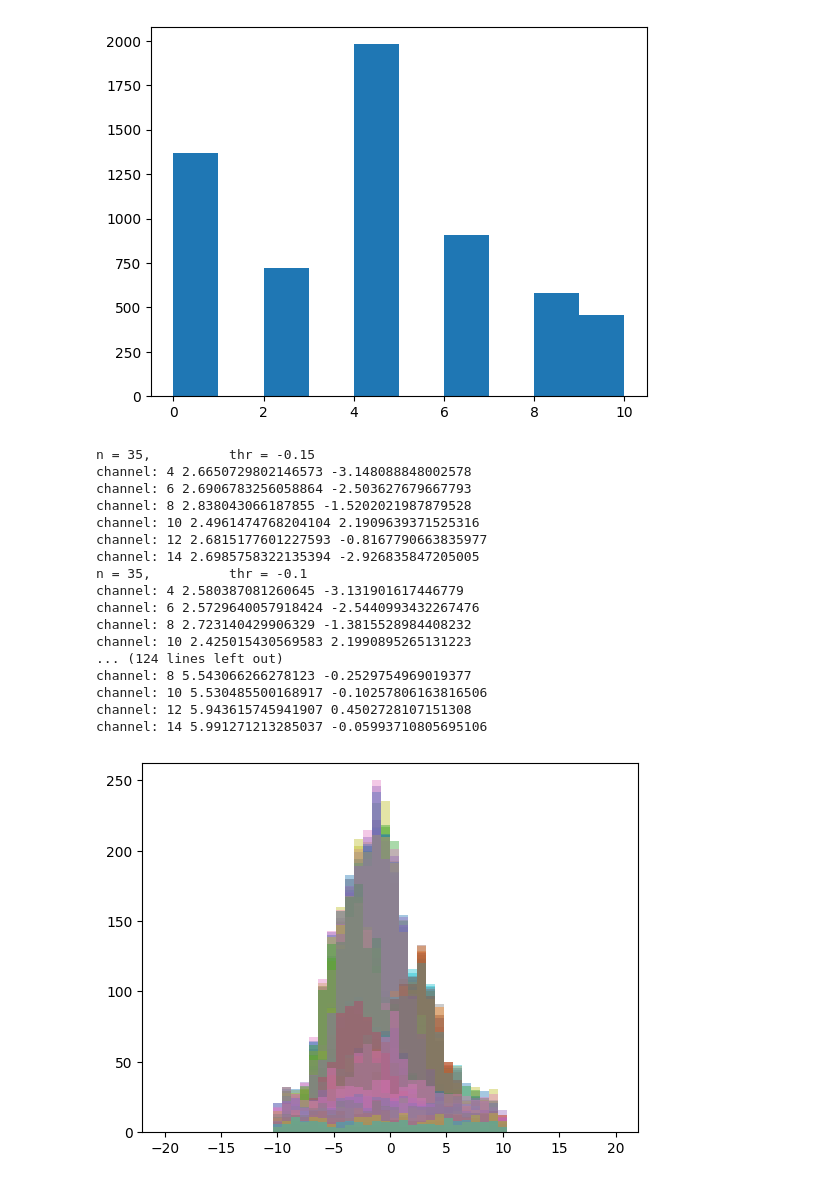
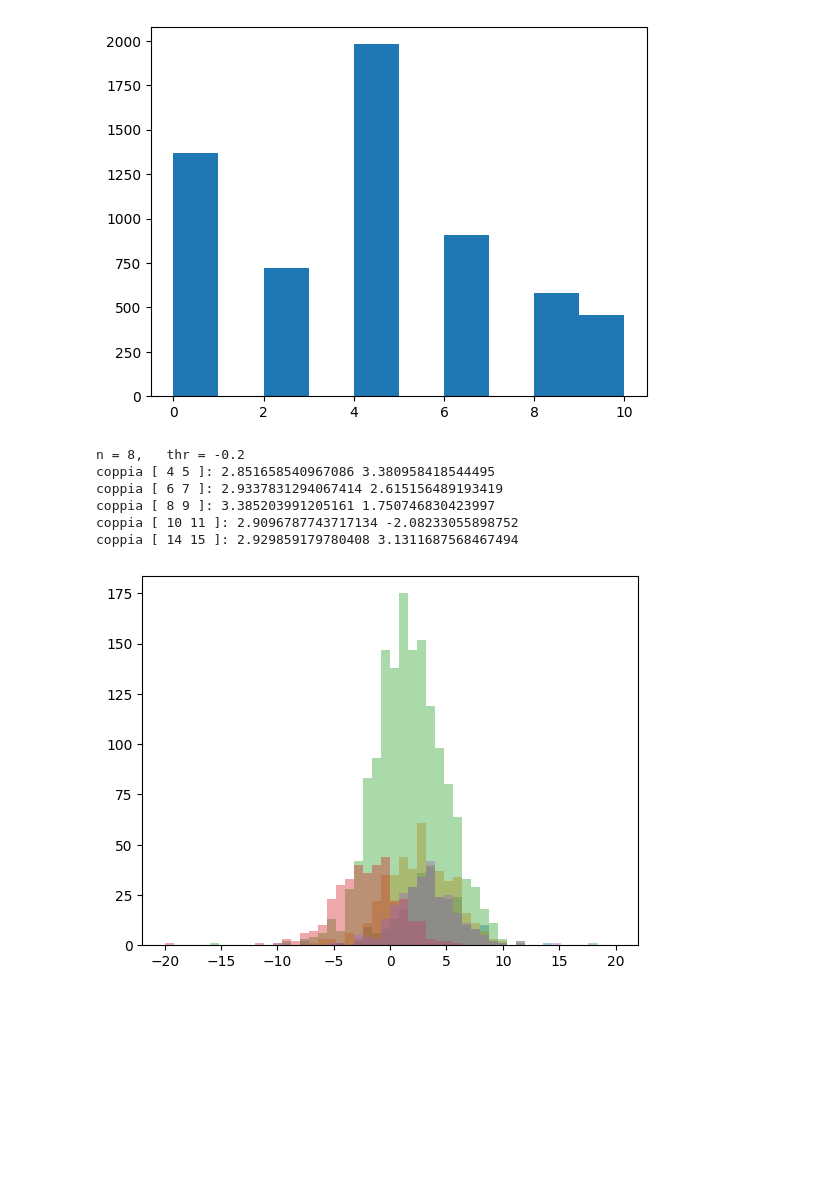
Before and after one commit to 0-DvD-0/Sfera, a Jupyter notebook: Jupyter/timing_waveforms_v3 Pulito.ipynb, the cells around one changed output. Saved outputs shown, nothing was run; the diff lists cells and outputs as text; code cells hidden in the pictures; blank space fills up the shorter version.

```diff
--- a/Jupyter/timing_waveforms_v3 Pulito.ipynb
+++ b/Jupyter/timing_waveforms_v3 Pulito.ipynb
@@ -9,5 +9,15 @@ from sklearn.preprocessing import normalize as norm
 # %% [output]
 Welcome to JupyROOT 6.30/04
 # %%
-FILE_PATH = "../Dati/Run_Na_Couples_CDF20_Data_5_9_2024_Ascii.root" #Relative file path
+FILE_PATH = "../Dati/Run_Na_invertito_trigger512_Data_5_22_2024_Ascii_0000.root" #Relative file path
 file1 = uproot.open(FILE_PATH)
+FILE_PATH = "../Dati/Run_Na_invertito_trigger512_Data_5_22_2024_Ascii_0001.root"
+file2 = uproot.open(FILE_PATH)
+# %%
+baselines = np.concatenate( (file1["tree"]["base"].array()[:-1], file2["tree"]["base"].array()[1:]) , axis=0 )
+charges = np.concatenate( (file1["tree"]["charge"].array()[:-1], file2["tree"]["charge"].array()[1:]), axis=0 )
+amp = np.concatenate( (file1["tree"]["amp"].array()[:-1], file2["tree"]["amp"].array()[1:] ), axis=0 )
+lead_edge = np.concatenate( (file1["tree"]["letime"].array()[:-1], file2["tree"]["letime"].array()[1:]), axis=0 )
+t_edge = np.concatenate( (file1["tree"]["tetime"].array()[:-1], file2["tree"]["tetime"].array()[1:]), axis=0 )
+channel= np.concatenate( (file1["tree"]["ch"].array()[:-1], file2["tree"]["ch"].array()[1:]), axis=0 )
+waveform = np.concatenate( (file1["tree"]["pshape"].array()[:-1], file2["tree"]["pshape"].array()[1:] ), axis=0 )
@@ -19,9 +30,0 @@ print(nch)
-# %%
-
-baselines = file1["tree"]["base"].array()
-charges = file1["tree"]["charge"].array()
-amp = file1["tree"]["amp"].array()
-lead_edge = file1["tree"]["letime"].array()
-t_edge = file1["tree"]["tetime"].array()
-channel= file1["tree"]["ch"].array()
-waveform = file1["tree"]["pshape"].array()
@@ -34,8 +32,10 @@ print(N_ev)
 channel=15
 bins = 200
 
-right = [6,10,7,7,8,6,4,4,4,7,6,8]
-left = [6,10,5,6,5,3,4,5,5,6,6,6]
+#right = [8,14,7,7,14,8,8,8,8,0,7,10]
+right=  [14,8,7,7,8,14,8,8,0,8, 10,7]
+#left = [6,14,5,6,5,3,4,5,5,0,6,4]
+left = [14,6,6,5,3,5,5,4,0,5,4,6]
 #right = np.repeat(20,12)
 #left = np.repeat(20,12)
 plt.figure(figsize=(10,3))
@@ -145,12 +147,14 @@ plt.hist(whichpair)
 # %%
 i = 0
 j = 0
-sampling=0.312
+sampling=1.875
 shiftR=8
 shiftL=2
-mean = [35,38,40,42,45]
-tresh = [-0.15,-0.10,-0.9,-0.8]
-stds = np.zeros([len(mean), len(tresh),6])
+#mean = [7,8,9,10]
+#tresh = [-0.12,-0.11,-0.10,-0.09]
+mean=[8]
+tresh=[-0.20]
+stds = np.zeros([len(mean), len(tresh),4])
 
 for n in mean:
     for thr in tresh:
@@ -174,52 +178,41 @@ for n in mean:
         new_wf_2 = -norm(-new_wf_2.reshape(-1, 1024), norm = "max", axis = 1, copy = True, return_norm = False)
 
         threshold = thr
 
 
         ledges1 = np.zeros(new_wf_1.shape[0])
         ledges2 = np.zeros(new_wf_2.shape[0])
 
         for evt in range(new_wf_1.shape[0]):
             ledge= np.where(np.diff(np.sign(new_wf_1[evt] - threshold)))[0][0]
             #ledges1[evt]=np.interp(threshold,  [new_wf_1[evt][ledge-shift], new_wf_1[evt][ledge+shift]], [ledge-shift, ledge+shift])
             coef = np.polyfit(new_wf_1[evt][ledge-shiftL:ledge+shiftR],np.arange(ledge-shiftL, ledge+shiftR),1)
             ledges1[evt] = np.poly1d(coef)(threshold)
             ledge = np.where(np.diff(np.sign(new_wf_2[evt] - threshold)))[0][0]
             #ledges2[evt]=np.interp(threshold,  [new_wf_2[evt][ledge-shift], new_wf_2[evt][ledge+shift]], [ledge-shift, ledge+shift])
             coef = np.polyfit(new_wf_2[evt][ledge-shiftL:ledge+shiftR],np.arange(ledge-shiftL, ledge+shiftR),1)
             ledges2[evt] = np.poly1d(coef)(threshold)
 
 
         timeres=ledges1-ledges2
-        std = []
-        for select in range(0,12,2):
-            mask=np.where((np.abs(timeres*sampling) < 10)&(whichpair==select))[0]
+        for select in [0, 2, 4, 6, 10]:
+            std = []
+            mask=np.where((np.abs(timeres*sampling) < 30)&(whichpair==select))[0]
             plt.hist(timeres[mask]*sampling, bins=50, range=(-20,20),alpha=0.4)
-            print("channel:",select+4,np.std(sampling*timeres[mask]), np.mean(sampling*timeres[mask]))
+            print("coppia [",select+4, select+5,"]:", np.std(sampling*timeres[mask]), np.mean(sampling*timeres[mask]))
             std.append(np.std(sampling*timeres[mask]))
         stds[i][j] = std
         j += 1
     j = 0
     i += 1
 
 
 #4.1669487180823195evt = 5
 # %% [output]
-n = 35,          thr = -0.15
-channel: 4 2.6650729802146573 -3.148088848002578
-channel: 6 2.6906783256058864 -2.503627679667793
-channel: 8 2.838043066187855 -1.5202021987879528
-channel: 10 2.4961474768204104 2.1909639371525316
-channel: 12 2.6815177601227593 -0.8167790663835977
-channel: 14 2.6985758322135394 -2.926835847205005
-n = 35,          thr = -0.1
-channel: 4 2.580387081260645 -3.131901617446779
-channel: 6 2.5729640057918424 -2.5440993432267476
-channel: 8 2.723140429906329 -1.3815528984408232
-channel: 10 2.425015430569583 2.1990895265131223
-... (124 lines left out)
-channel: 8 5.543066266278123 -0.2529754969019377
-channel: 10 5.530485500168917 -0.10257806163816506
-channel: 12 5.943615745941907 0.4502728107151308
-channel: 14 5.991271213285037 -0.05993710805695106
+n = 8,   thr = -0.2
+coppia [ 4 5 ]: 2.851658540967086 3.380958418544495
+coppia [ 6 7 ]: 2.9337831294067414 2.615156489193419
+coppia [ 8 9 ]: 3.385203991205161 1.750746830423997
+coppia [ 10 11 ]: 2.9096787743717134 -2.08233055898752
+coppia [ 14 15 ]: 2.929859179780408 3.1311687568467494
-[figure, old version]
+[figure, new version]
```
Also changed, not shown: parts of 10 cells of this notebook.
